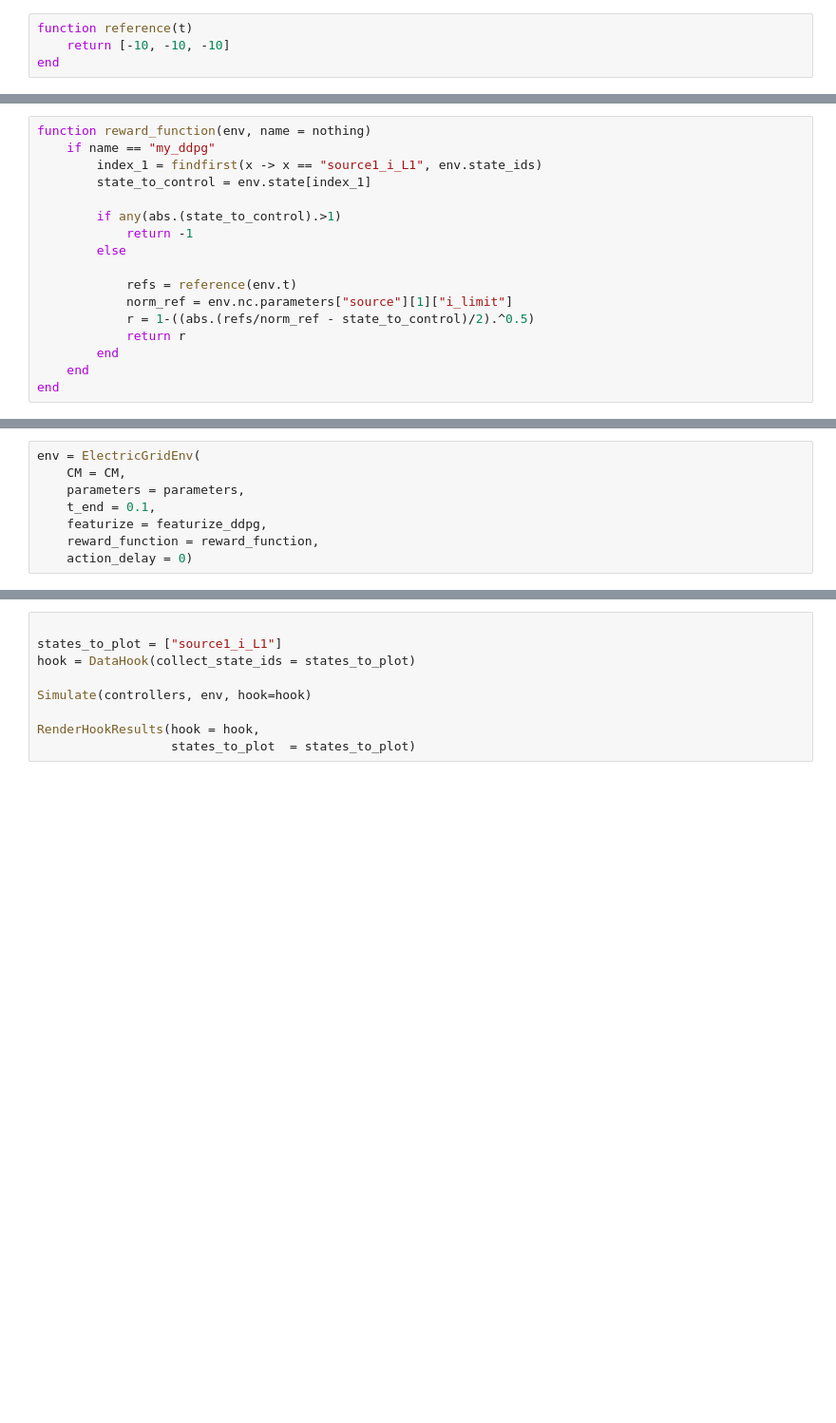
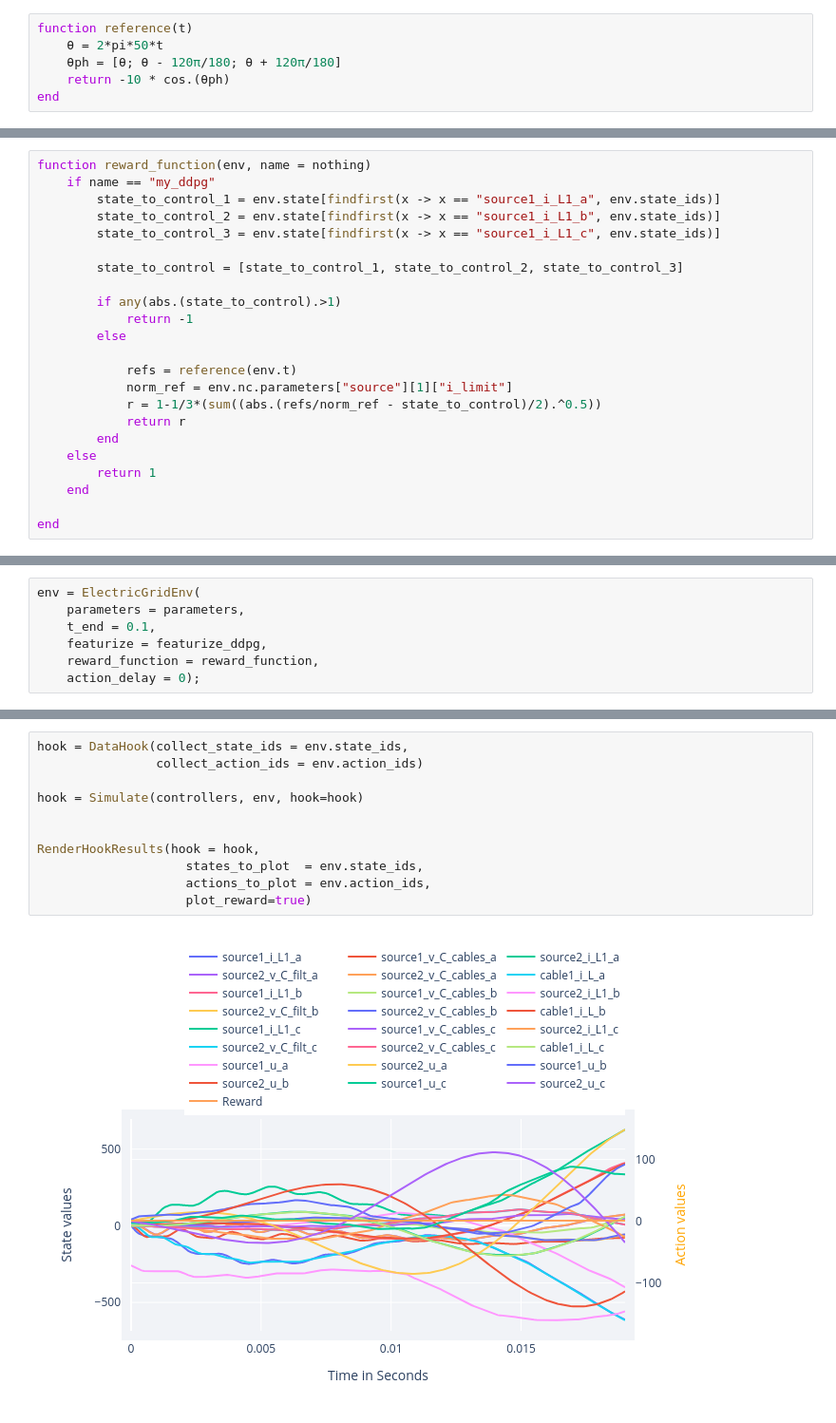
Before and after one commit to upb-lea/ElectricGrid.jl, a Jupyter notebook: examples/notebooks/RL_Classical_Controllers_Merge_DEMO.ipynb, the cells around one changed output, grey strips where cells are left out. Shown: that part at 95% size. Drawn from its saved outputs; the diff is of its cells as text; blank space fills up the shorter version.

```diff
--- a/examples/notebooks/RL_Classical_Controllers_Merge_DEMO.ipynb
+++ b/examples/notebooks/RL_Classical_Controllers_Merge_DEMO.ipynb
@@ -49,4 +61,6 @@ But since the the `reference(t)` function take the simulation time as argument,
 # %%
 function reference(t)
-    return [-10, -10, -10]
+    θ = 2*pi*50*t
+    θph = [θ; θ - 120π/180; θ + 120π/180]
+    return -10 * cos.(θph)
 end
@@ -92,8 +93,11 @@ To keep the reward in the wanted range, the current difference is devided by 2.
 # %%
 function reward_function(env, name = nothing)
     if name == "my_ddpg"
-        index_1 = findfirst(x -> x == "source1_i_L1", env.state_ids)
-        state_to_control = env.state[index_1]
+        state_to_control_1 = env.state[findfirst(x -> x == "source1_i_L1_a", env.state_ids)]
+        state_to_control_2 = env.state[findfirst(x -> x == "source1_i_L1_b", env.state_ids)]
+        state_to_control_3 = env.state[findfirst(x -> x == "source1_i_L1_c", env.state_ids)]
+
+        state_to_control = [state_to_control_1, state_to_control_2, state_to_control_3]
 
         if any(abs.(state_to_control).>1)
             return -1
@@ -101,8 +105,11 @@ function reward_function(env, name = nothing)
 
             refs = reference(env.t)
             norm_ref = env.nc.parameters["source"][1]["i_limit"]
-            r = 1-((abs.(refs/norm_ref - state_to_control)/2).^0.5)
+            r = 1-1/3*(sum((abs.(refs/norm_ref - state_to_control)/2).^0.5))
             return r
         end
+    else
+        return 1
     end
+
 end
@@ -111,8 +120,7 @@ Then, the defined parameters, featurize and reward functions are used to create
 # %%
 env = ElectricGridEnv(
-    CM = CM,
     parameters = parameters,
     t_end = 0.1,
     featurize = featurize_ddpg,
     reward_function = reward_function,
-    action_delay = 0)
+    action_delay = 0);
@@ -154,10 +241,14 @@ Learn(controllers, env, num_episodes = 20)
 After the training, the `Simulate()` function is used to run a test epiode without action noise and the state to be controlled ($i_\mathrm{L1}$) is plotted:
 # %%
+hook = DataHook(collect_state_ids = env.state_ids,
+                collect_action_ids = env.action_ids)
 
-states_to_plot = ["source1_i_L1"]
-hook = DataHook(collect_state_ids = states_to_plot)
+hook = Simulate(controllers, env, hook=hook)
 
-Simulate(controllers, env, hook=hook)
 
 RenderHookResults(hook = hook,
-                  states_to_plot  = states_to_plot)
+                    states_to_plot  = env.state_ids,
+                    actions_to_plot = env.action_ids,
+                    plot_reward=true)
+# %% [output]
+[figure, added]
```
Also changed, not shown: parts of 24 cells of this notebook, 5 other files.
